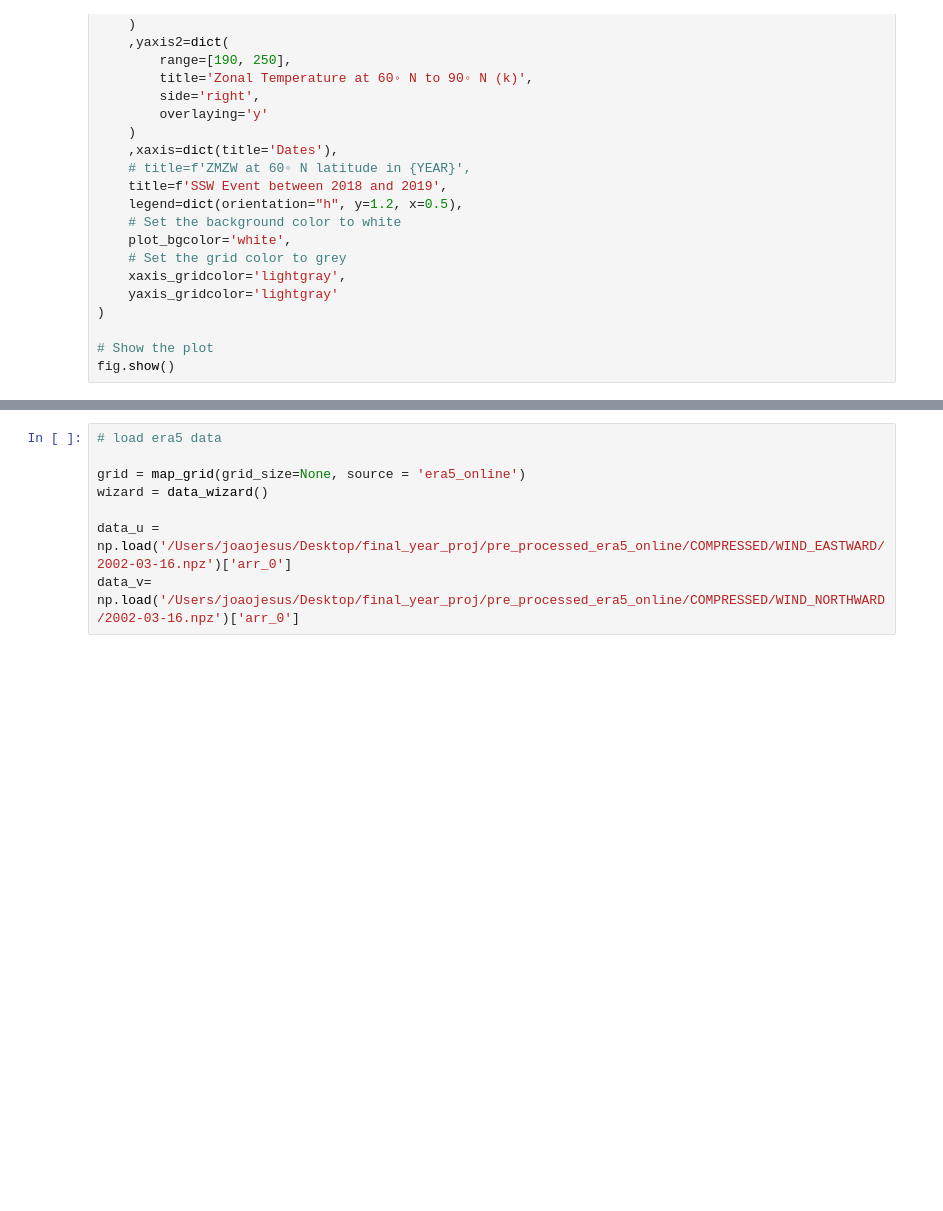
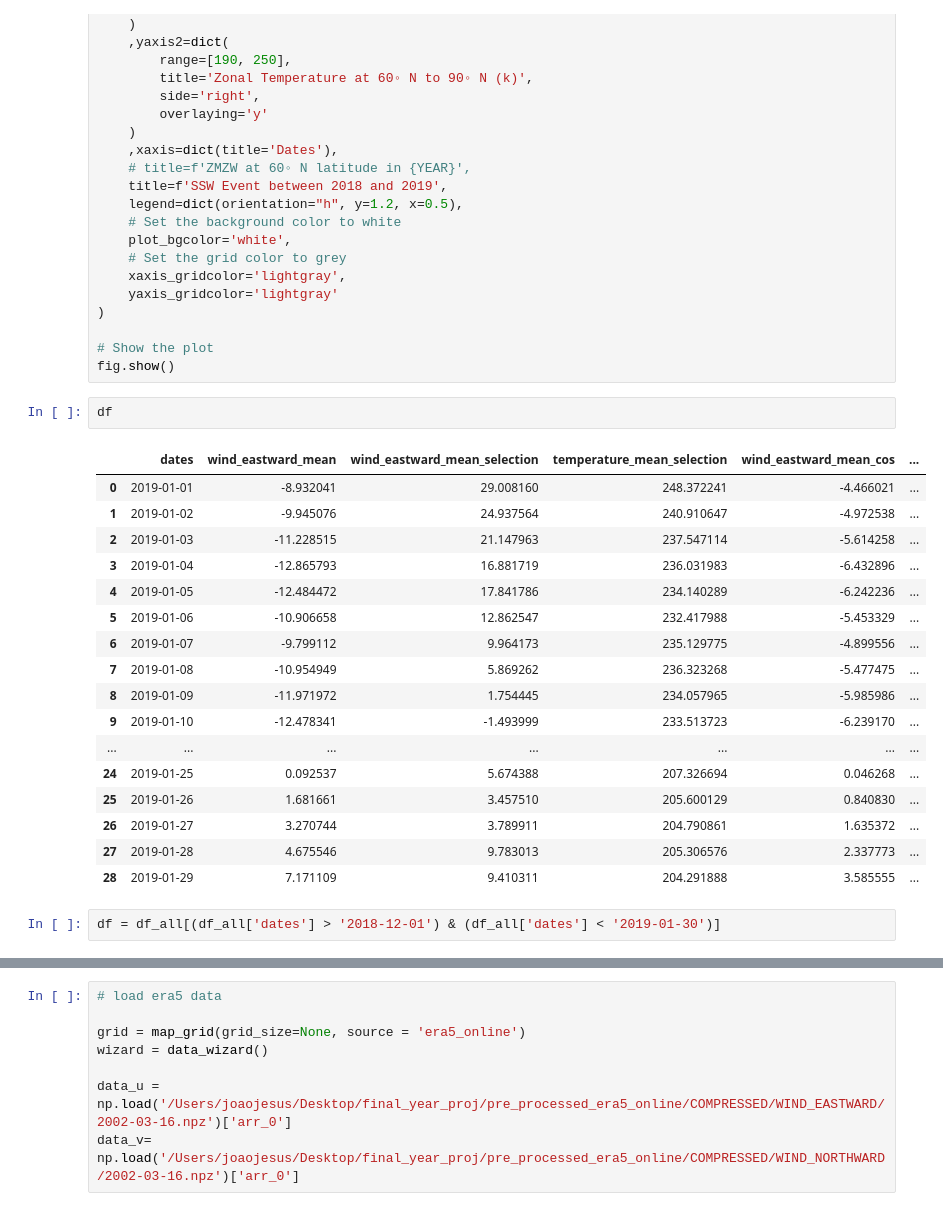
Before and after one commit to jonyjesus18/final-year-proj, a Jupyter notebook: ssw_identifying_era5_daily.ipynb, the cells around one changed output, grey strips where cells are left out. Drawn from its saved outputs; the diff is of its cells as text; blank space fills up the shorter version.

```diff
--- a/ssw_identifying_era5_daily.ipynb
+++ b/ssw_identifying_era5_daily.ipynb
@@ -198,3 +198,25 @@ fig.update_layout(
 
 # Show the plot
 fig.show()
+# %%
+df
+# %% [output]
+|  | dates | wind_eastward_mean | wind_eastward_mean_selection | temperature_mean_selection | wind_eastward_mean_cos | ... |
+| 0 | 2019-01-01 | -8.932041 | 29.008160 | 248.372241 | -4.466021 | ... |
+| 1 | 2019-01-02 | -9.945076 | 24.937564 | 240.910647 | -4.972538 | ... |
+| 2 | 2019-01-03 | -11.228515 | 21.147963 | 237.547114 | -5.614258 | ... |
+| 3 | 2019-01-04 | -12.865793 | 16.881719 | 236.031983 | -6.432896 | ... |
+| 4 | 2019-01-05 | -12.484472 | 17.841786 | 234.140289 | -6.242236 | ... |
+| 5 | 2019-01-06 | -10.906658 | 12.862547 | 232.417988 | -5.453329 | ... |
+| 6 | 2019-01-07 | -9.799112 | 9.964173 | 235.129775 | -4.899556 | ... |
+| 7 | 2019-01-08 | -10.954949 | 5.869262 | 236.323268 | -5.477475 | ... |
+| 8 | 2019-01-09 | -11.971972 | 1.754445 | 234.057965 | -5.985986 | ... |
+| 9 | 2019-01-10 | -12.478341 | -1.493999 | 233.513723 | -6.239170 | ... |
+| ... | ... | ... | ... | ... | ... | ... |
+| 24 | 2019-01-25 | 0.092537 | 5.674388 | 207.326694 | 0.046268 | ... |
+| 25 | 2019-01-26 | 1.681661 | 3.457510 | 205.600129 | 0.840830 | ... |
+| 26 | 2019-01-27 | 3.270744 | 3.789911 | 204.790861 | 1.635372 | ... |
+| 27 | 2019-01-28 | 4.675546 | 9.783013 | 205.306576 | 2.337773 | ... |
+| 28 | 2019-01-29 | 7.171109 | 9.410311 | 204.291888 | 3.585555 | ... |
+# %%
+df = df_all[(df_all['dates'] > '2018-12-01') & (df_all['dates'] < '2019-01-30')]
```
Also changed, not shown: parts of 2 cells of this notebook, 10 other files.
